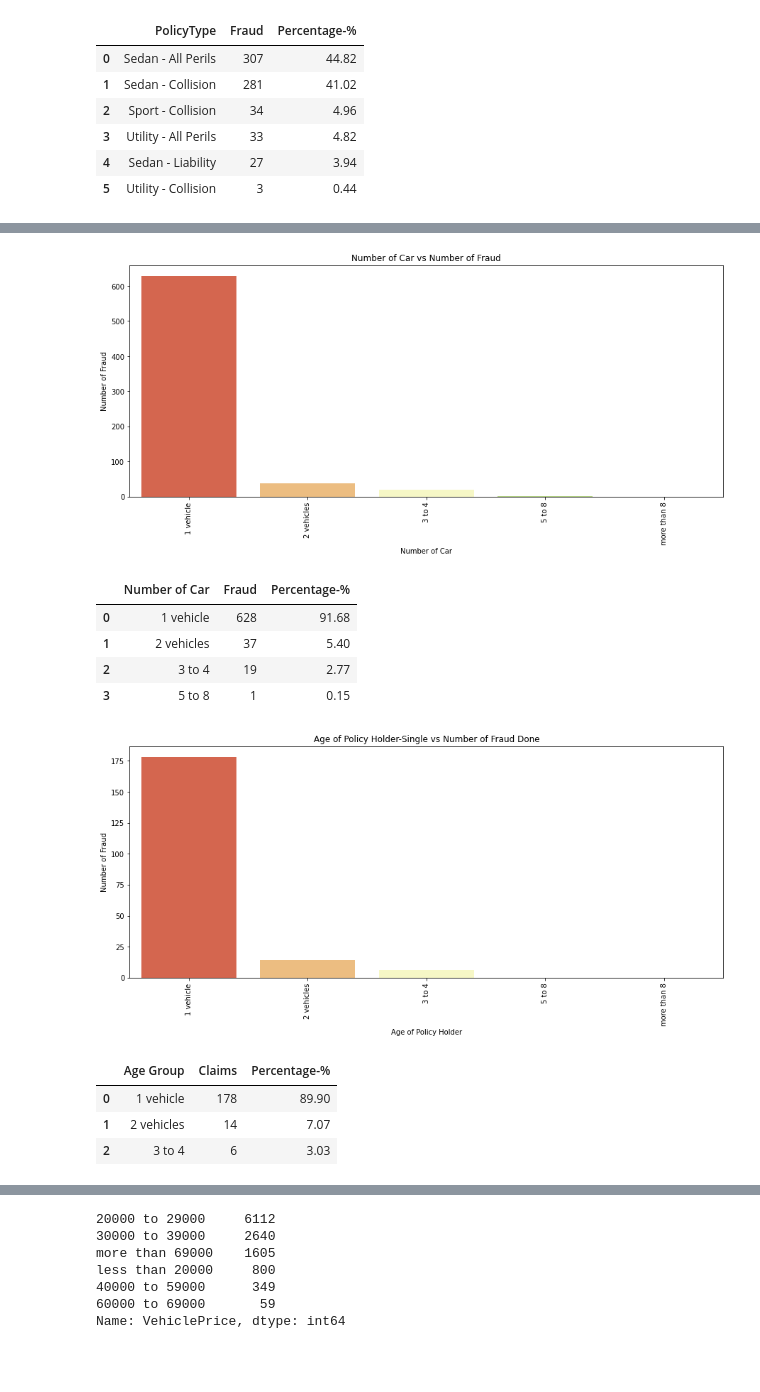
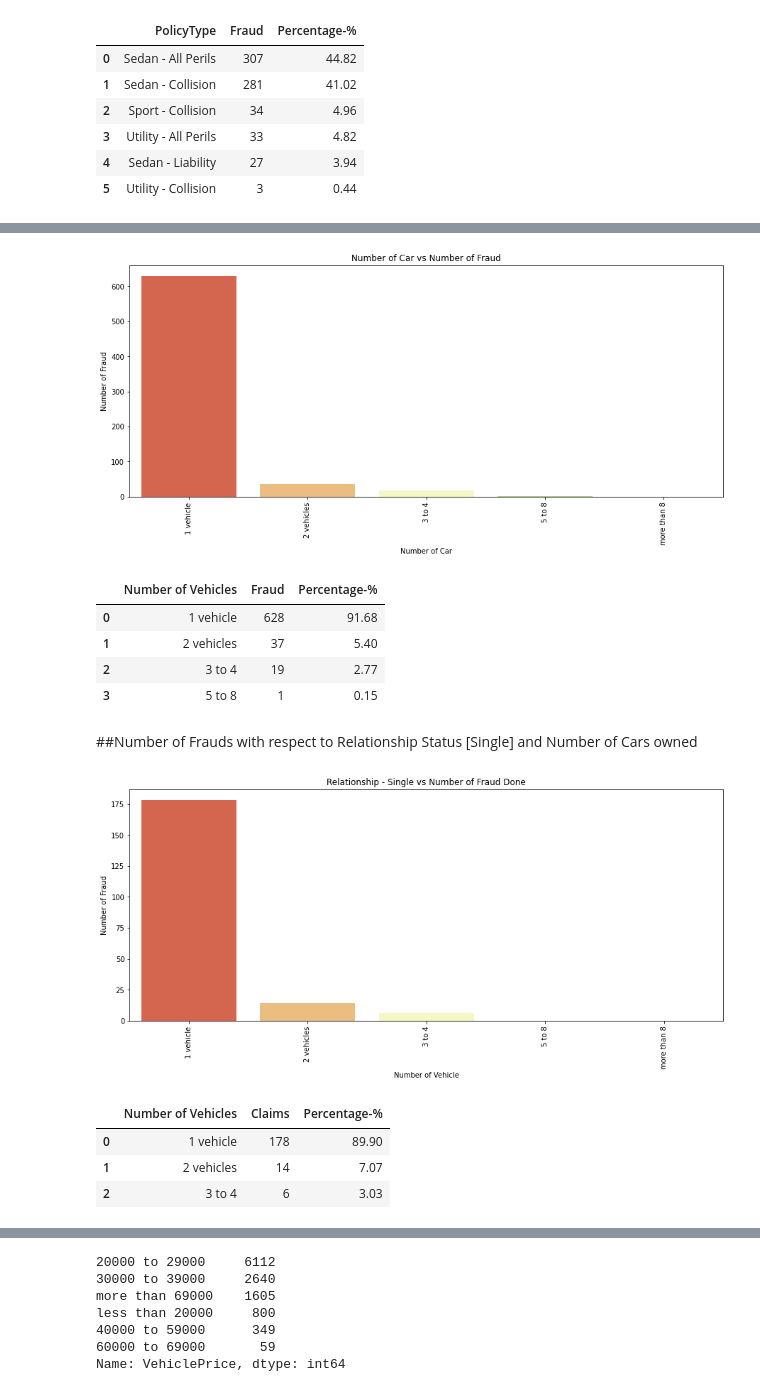
Before and after one commit to aniket414/car-insurance-fraud, a Jupyter notebook: Infographic_Visualization.ipynb, the cells around one changed output, grey strips where cells are left out. Saved outputs shown, nothing was run; the diff lists cells and outputs as text; code cells hidden in the pictures; blank space fills up the shorter version.

```diff
--- a/Infographic_Visualization.ipynb
+++ b/Infographic_Visualization.ipynb
@@ -394,10 +537,10 @@ for i in range(len(perFraud)):
     #print(x[i], format(perFraud[i], '.2f'), '%')
     claim_array.append(small_claim)
 
-pd.DataFrame(claim_array, columns=['Number of Car', 'Fraud', 'Percentage-%'])
+pd.DataFrame(claim_array, columns=['Number of Vehicles', 'Fraud', 'Percentage-%'])
 # %% [output]
 [figure]
-|  | Number of Car | Fraud | Percentage-% |
+|  | Number of Vehicles | Fraud | Percentage-% |
 | 0 | 1 vehicle | 628 | 91.68 |
 | 1 | 2 vehicles | 37 | 5.40 |
 | 2 | 3 to 4 | 19 | 2.77 |
@@ -407,36 +548,38 @@ customers[customers['FraudFound_P']==1]['PolicyType'].value_counts()
+# %% [markdown]
+##Number of Frauds with respect to Relationship Status [Single] and Number of Cars owned
 # %%
 plt.subplots(figsize=(15, 6))
 single = customers[customers['MaritalStatus']=='Single']
 sns.countplot(x='NumberOfCars',
               data=single[single['FraudFound_P']==1],
               palette='RdYlGn',
               order=single['NumberOfCars'].value_counts().index)
 
 plt.xticks(rotation=90)
 
 plt.ylabel('Number of Fraud')
-plt.xlabel('Age of Policy Holder')
-plt.title('Age of Policy Holder-Single vs Number of Fraud Done')
+plt.xlabel('Number of Vehicle')
+plt.title('Relationship - Single vs Number of Fraud Done')
 
 plt.show()
 
 x = single[single['FraudFound_P']==1]['NumberOfCars'].value_counts().index
 y = np.array(single[single['FraudFound_P']==1]['NumberOfCars'].value_counts().values)
 perFraud = np.true_divide(y, y.sum()) * 100
 claim_array = []
 
 for i in range(len(perFraud)):
     small_claim = []
     small_claim.append(x[i])
     small_claim.append(y[i])
     small_claim.append(format(perFraud[i], '.2f'))
     #print(x[i], format(perFraud[i], '.2f'), '%')
     claim_array.append(small_claim)
 
-pd.DataFrame(claim_array, columns=['Age Group', 'Claims', 'Percentage-%'])
+pd.DataFrame(claim_array, columns=['Number of Vehicles', 'Claims', 'Percentage-%'])
 # %% [output]
-[figure, old version]
+[figure, new version]
-|  | Age Group | Claims | Percentage-% |
+|  | Number of Vehicles | Claims | Percentage-% |
 | 0 | 1 vehicle | 178 | 89.90 |
 | 1 | 2 vehicles | 14 | 7.07 |
 | 2 | 3 to 4 | 6 | 3.03 |
```
Also changed, not shown: parts of 69 cells of this notebook.
